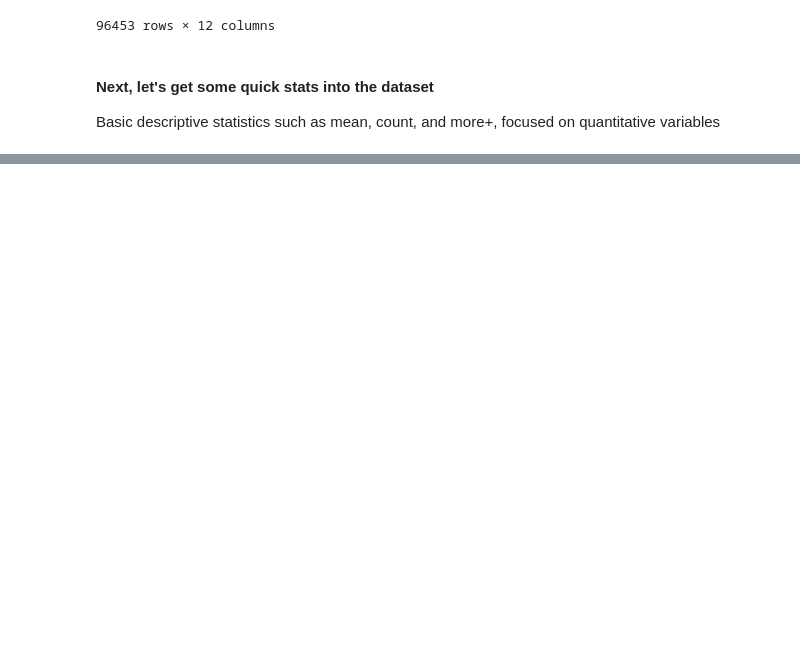
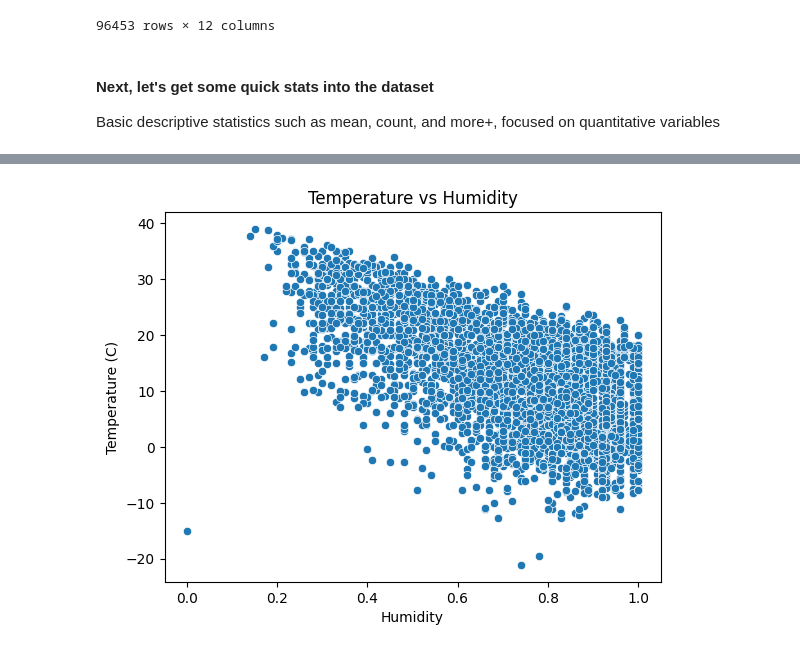
Before and after one commit to Amaefule5/IC_2025-DEC-ML140_01, a Jupyter notebook: IC_2025_DEC_ML140_01.ipynb, the cells around one changed output, grey strips where cells are left out. Drawn from its saved outputs; the diff is of its cells as text; code cells hidden in the pictures; blank space fills up the shorter version.

```diff
--- a/IC_2025_DEC_ML140_01.ipynb
+++ b/IC_2025_DEC_ML140_01.ipynb
@@ -109,0 +259,7 @@ df.describe(include="all")
+# %%
+# temperature vs humidity
+sns.scatterplot(data=df.sample(5000, random_state=0), x="Humidity", y="Temperature (C)")
+plt.title("Temperature vs Humidity")
+plt.show()
+# %% [output]
+[figure, added]
```
Also changed, not shown: parts of 19 cells of this notebook.
